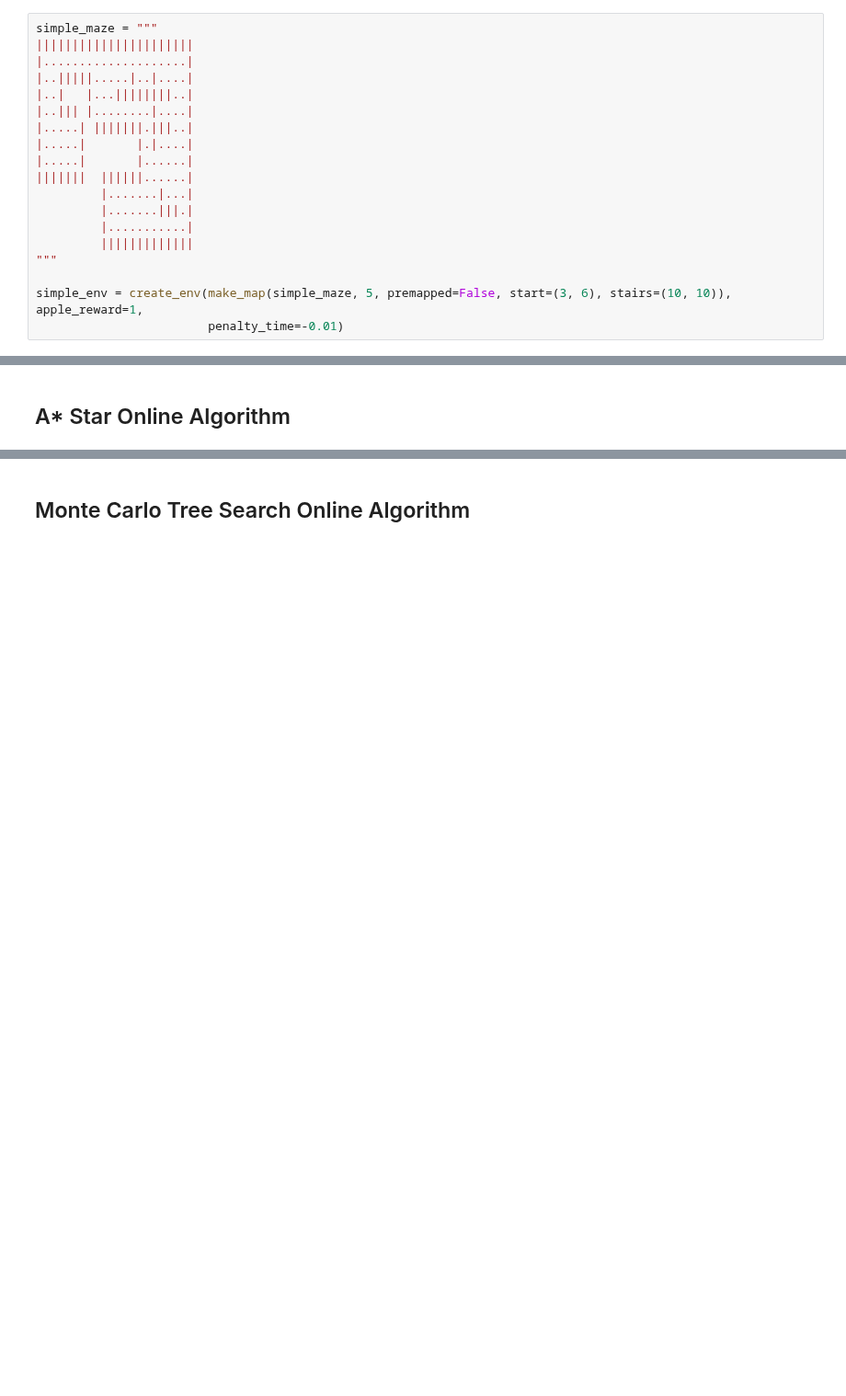
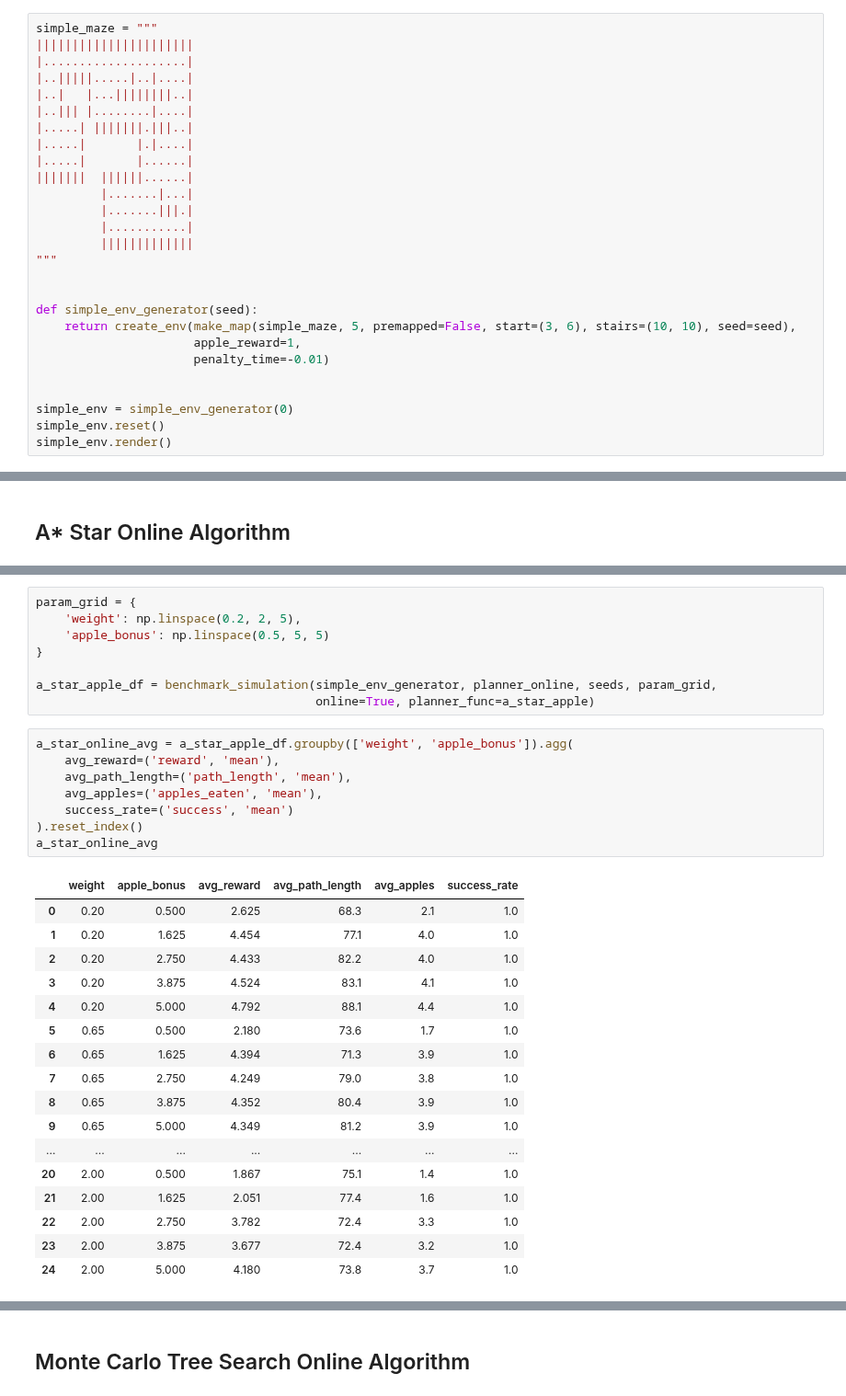
Before and after one commit to Alexthw46/AIF, a Jupyter notebook: Benchmark_Online.ipynb, the cells around one changed output, grey strips where cells are left out. Shown at 92% size. Drawn from its saved outputs; the diff is of its cells as text; blank space fills up the shorter version.

Commit message:
Benchmark skeleton for online ver.
Signed-off-by: Alexthw <77152778+Alexthw46@users.noreply.github.com>

```diff
--- a/Benchmark_Online.ipynb
+++ b/Benchmark_Online.ipynb
@@ -19,5 +21,13 @@ simple_maze = """
          |||||||||||||
 """
 
-simple_env = create_env(make_map(simple_maze, 5, premapped=False, start=(3, 6), stairs=(10, 10)), apple_reward=1,
-                        penalty_time=-0.01)
+
+def simple_env_generator(seed):
+    return create_env(make_map(simple_maze, 5, premapped=False, start=(3, 6), stairs=(10, 10), seed=seed),
+                      apple_reward=1,
+                      penalty_time=-0.01)
+
+
+simple_env = simple_env_generator(0)
+simple_env.reset()
+simple_env.render()
@@ -59,0 +118,34 @@ As the stairs won't be visible until the agent reaches the end of the maze, we w
+# %%
+param_grid = {
+    'weight': np.linspace(0.2, 2, 5),
+    'apple_bonus': np.linspace(0.5, 5, 5)
+}
+
+a_star_apple_df = benchmark_simulation(simple_env_generator, planner_online, seeds, param_grid,
+                                       online=True, planner_func=a_star_apple)
+# %%
+a_star_online_avg = a_star_apple_df.groupby(['weight', 'apple_bonus']).agg(
+    avg_reward=('reward', 'mean'),
+    avg_path_length=('path_length', 'mean'),
+    avg_apples=('apples_eaten', 'mean'),
+    success_rate=('success', 'mean')
+).reset_index()
+a_star_online_avg
+# %% [output]
+|  | weight | apple_bonus | avg_reward | avg_path_length | avg_apples | success_rate |
+| 0 | 0.20 | 0.500 | 2.625 | 68.3 | 2.1 | 1.0 |
+| 1 | 0.20 | 1.625 | 4.454 | 77.1 | 4.0 | 1.0 |
+| 2 | 0.20 | 2.750 | 4.433 | 82.2 | 4.0 | 1.0 |
+| 3 | 0.20 | 3.875 | 4.524 | 83.1 | 4.1 | 1.0 |
+| 4 | 0.20 | 5.000 | 4.792 | 88.1 | 4.4 | 1.0 |
+| 5 | 0.65 | 0.500 | 2.180 | 73.6 | 1.7 | 1.0 |
+| 6 | 0.65 | 1.625 | 4.394 | 71.3 | 3.9 | 1.0 |
+| 7 | 0.65 | 2.750 | 4.249 | 79.0 | 3.8 | 1.0 |
+| 8 | 0.65 | 3.875 | 4.352 | 80.4 | 3.9 | 1.0 |
+| 9 | 0.65 | 5.000 | 4.349 | 81.2 | 3.9 | 1.0 |
+| ... | ... | ... | ... | ... | ... | ... |
+| 20 | 2.00 | 0.500 | 1.867 | 75.1 | 1.4 | 1.0 |
+| 21 | 2.00 | 1.625 | 2.051 | 77.4 | 1.6 | 1.0 |
+| 22 | 2.00 | 2.750 | 3.782 | 72.4 | 3.3 | 1.0 |
+| 23 | 2.00 | 3.875 | 3.677 | 72.4 | 3.2 | 1.0 |
+| 24 | 2.00 | 5.000 | 4.180 | 73.8 | 3.7 | 1.0 |
```
Also changed, not shown: parts of 9 cells of this notebook, 2 other files.
